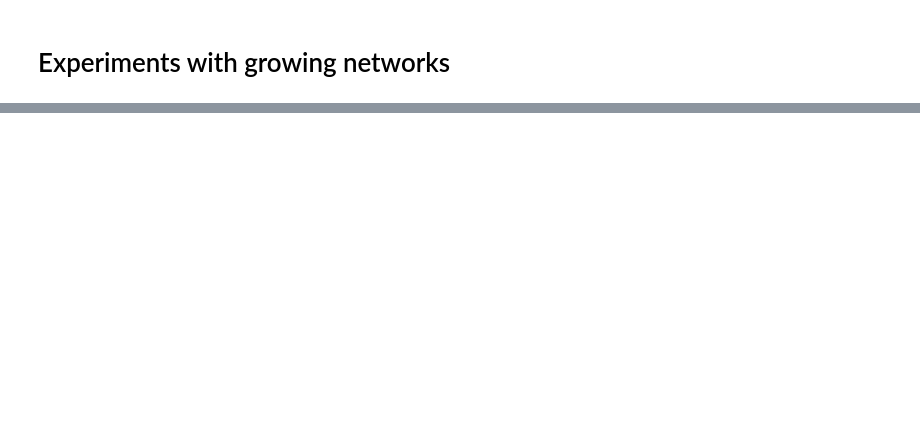
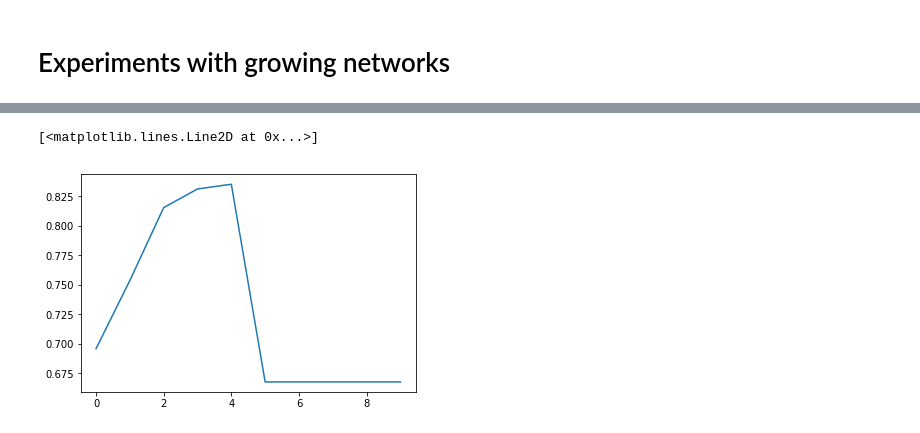
Before and after one commit to mshalvagal/weightSymmetry, a Jupyter notebook: Workspace.ipynb, the cells around one changed output, grey strips where cells are left out. Drawn from its saved outputs; the diff is of its cells as text; code cells hidden in the pictures; blank space fills up the shorter version.

```diff
--- a/Workspace.ipynb
+++ b/Workspace.ipynb
@@ -185,0 +76,5 @@ print(test_acc)
+# %%
+plt.plot(acc)
+# %% [output]
+[<matplotlib.lines.Line2D at 0x...>]
+[figure, added]
```
Also changed, not shown: parts of 17 cells of this notebook, 2 other files.
